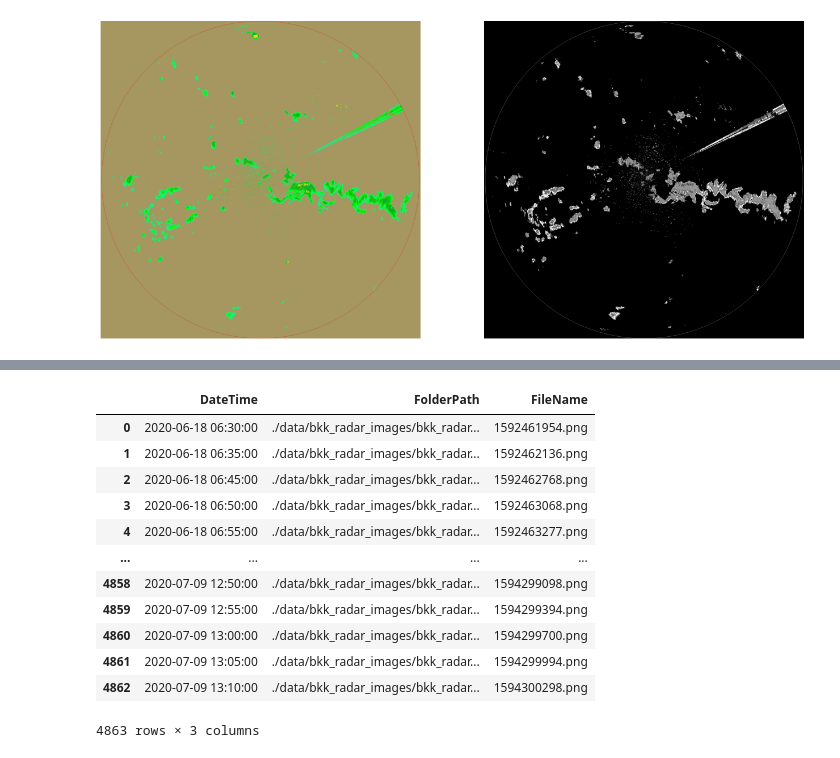
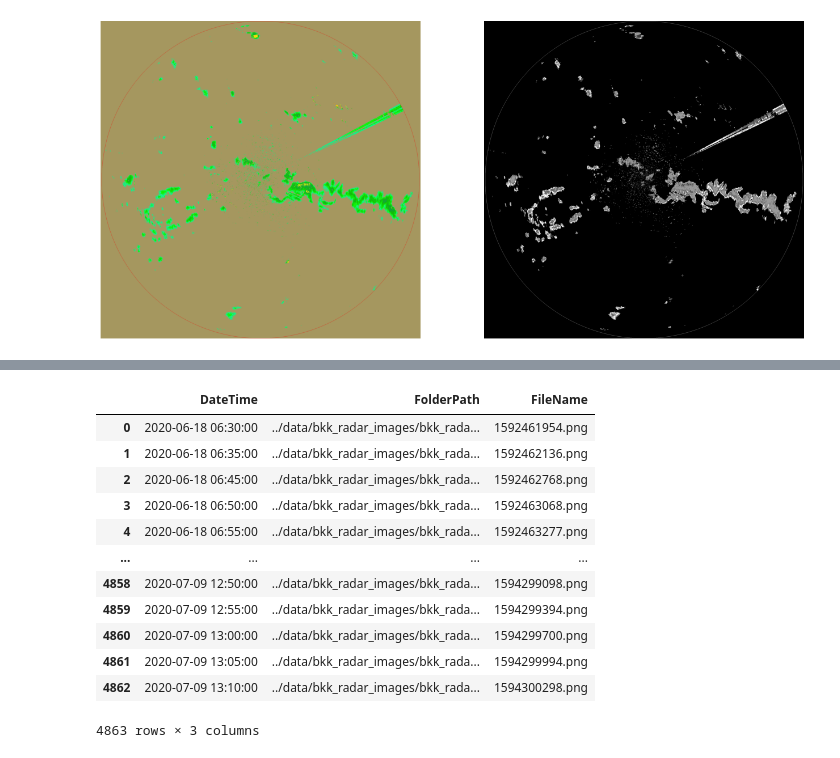
Before and after one commit to One-Night-Miracle/Data-Science-Project-2-2021-2-Nowcasting, a Jupyter notebook: python-notebooks/rgb_to_dBZ test.ipynb, the cells around one changed output, grey strips where cells are left out. Saved outputs shown, nothing was run; the diff lists cells and outputs as text; code cells hidden in the pictures.

```diff
--- a/rgb_to_dBZ test.ipynb
+++ b/python-notebooks/rgb_to_dBZ test.ipynb
@@ -72,23 +91,23 @@ plt.show()
 from PIL import Image
 import torchvision.transforms as T
 # %%
-filenames = pd.read_csv("./data/mycsv2_edited.csv")[['DateTime','FolderPath','FileName']]
+filenames = pd.read_csv("../data/bkk_1.csv")[['DateTime','FolderPath','FileName']]
 # %%
-filenames['FolderPath'] = "./data/bkk_radar_images/bkk_radar_images_1/"
+filenames['FolderPath'] = "../data/bkk_radar_images/bkk_radar_images_1/"
 filenames
 # %% [output]
 |  | DateTime | FolderPath | FileName |
-| 0 | 2020-06-18 06:30:00 | ./data/bkk_radar_images/bkk_radar... | 1592461954.png |
-| 1 | 2020-06-18 06:35:00 | ./data/bkk_radar_images/bkk_radar... | 1592462136.png |
-| 2 | 2020-06-18 06:45:00 | ./data/bkk_radar_images/bkk_radar... | 1592462768.png |
-| 3 | 2020-06-18 06:50:00 | ./data/bkk_radar_images/bkk_radar... | 1592463068.png |
-| 4 | 2020-06-18 06:55:00 | ./data/bkk_radar_images/bkk_radar... | 1592463277.png |
+| 0 | 2020-06-18 06:30:00 | ../data/bkk_radar_images/bkk_rada... | 1592461954.png |
+| 1 | 2020-06-18 06:35:00 | ../data/bkk_radar_images/bkk_rada... | 1592462136.png |
+| 2 | 2020-06-18 06:45:00 | ../data/bkk_radar_images/bkk_rada... | 1592462768.png |
+| 3 | 2020-06-18 06:50:00 | ../data/bkk_radar_images/bkk_rada... | 1592463068.png |
+| 4 | 2020-06-18 06:55:00 | ../data/bkk_radar_images/bkk_rada... | 1592463277.png |
 | ... | ... | ... | ... |
-| 4858 | 2020-07-09 12:50:00 | ./data/bkk_radar_images/bkk_radar... | 1594299098.png |
-| 4859 | 2020-07-09 12:55:00 | ./data/bkk_radar_images/bkk_radar... | 1594299394.png |
-| 4860 | 2020-07-09 13:00:00 | ./data/bkk_radar_images/bkk_radar... | 1594299700.png |
-| 4861 | 2020-07-09 13:05:00 | ./data/bkk_radar_images/bkk_radar... | 1594299994.png |
-| 4862 | 2020-07-09 13:10:00 | ./data/bkk_radar_images/bkk_radar... | 1594300298.png |
+| 4858 | 2020-07-09 12:50:00 | ../data/bkk_radar_images/bkk_rada... | 1594299098.png |
+| 4859 | 2020-07-09 12:55:00 | ../data/bkk_radar_images/bkk_rada... | 1594299394.png |
+| 4860 | 2020-07-09 13:00:00 | ../data/bkk_radar_images/bkk_rada... | 1594299700.png |
+| 4861 | 2020-07-09 13:05:00 | ../data/bkk_radar_images/bkk_rada... | 1594299994.png |
+| 4862 | 2020-07-09 13:10:00 | ../data/bkk_radar_images/bkk_rada... | 1594300298.png |
 4863 rows × 3 columns
 # %%
 def color2dBZ(rgb, dBZmap):
```
Also changed, not shown: parts of 9 cells of this notebook.
